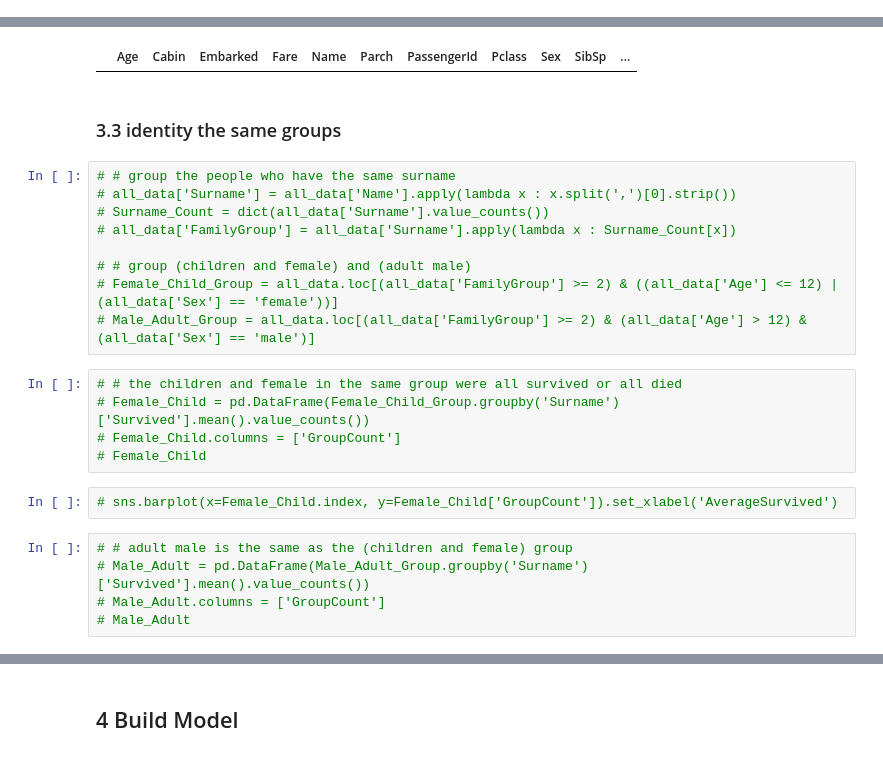
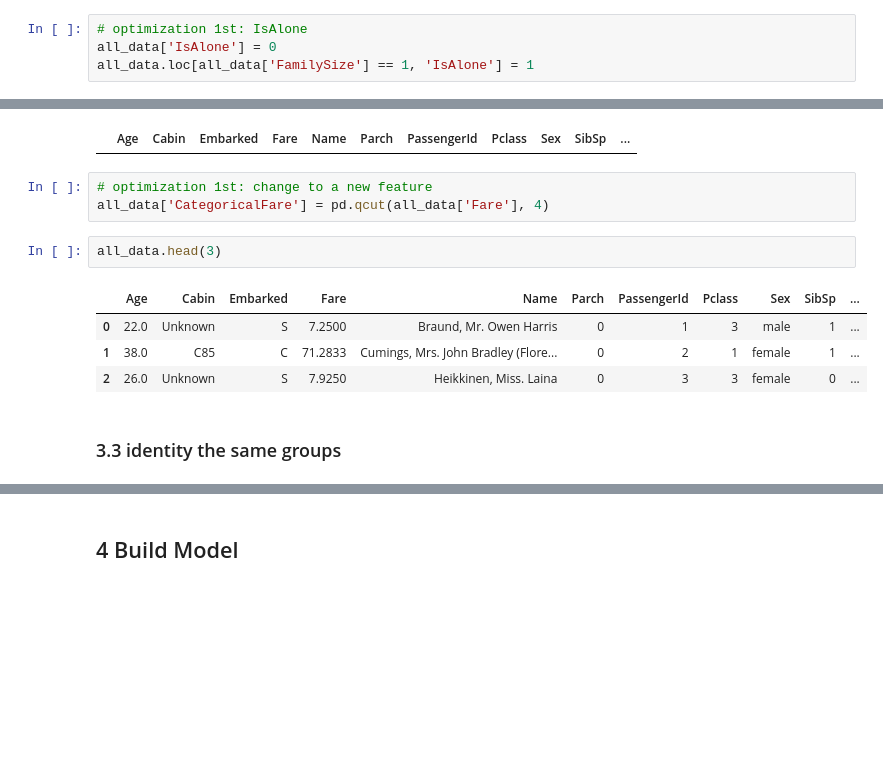
Before and after one commit to kyle-cloud/kaggle, a Jupyter notebook: projects/titanic/Titanic.ipynb, the cells around one changed output, grey strips where cells are left out. Drawn from its saved outputs; the diff is of its cells as text; blank space fills up the shorter version.

```diff
--- a/projects/titanic/Titanic.ipynb
+++ b/projects/titanic/Titanic.ipynb
@@ -152,6 +152,10 @@ sns.barplot(x = 'FamilySize', y = 'Survived', data = all_data)
 # %% [output]
 <matplotlib.axes._subplots.AxesSubplot at 0x...>
 [figure]
+# %%
+# optimization 1st: IsAlone
+all_data['IsAlone'] = 0
+all_data.loc[all_data['FamilySize'] == 1, 'IsAlone'] = 1
 # %% [markdown]
 ### 3.2 fill missing values
 # %%
@@ -224,26 +231,15 @@ all_data['Fare'] = all_data['Fare'].fillna(fare)
 all_data[all_data['Fare'].isnull()]
 # %% [output]
 |  | Age | Cabin | Embarked | Fare | Name | Parch | PassengerId | Pclass | Sex | SibSp | ... |
+# %%
+# optimization 1st: change to a new feature
+all_data['CategoricalFare'] = pd.qcut(all_data['Fare'], 4)
+# %%
+all_data.head(3)
+# %% [output]
+|  | Age | Cabin | Embarked | Fare | Name | Parch | PassengerId | Pclass | Sex | SibSp | ... |
+| 0 | 22.0 | Unknown | S | 7.2500 | Braund, Mr. Owen Harris | 0 | 1 | 3 | male | 1 | ... |
+| 1 | 38.0 | C85 | C | 71.2833 | Cumings, Mrs. John Bradley (Flore... | 0 | 2 | 1 | female | 1 | ... |
+| 2 | 26.0 | Unknown | S | 7.9250 | Heikkinen, Miss. Laina | 0 | 3 | 3 | female | 0 | ... |
 # %% [markdown]
 ### 3.3 identity the same groups
-# %%
-# # group the people who have the same surname
-# all_data['Surname'] = all_data['Name'].apply(lambda x : x.split(',')[0].strip())
-# Surname_Count = dict(all_data['Surname'].value_counts())
-# all_data['FamilyGroup'] = all_data['Surname'].apply(lambda x : Surname_Count[x])
-
-# # group (children and female) and (adult male)
-# Female_Child_Group = all_data.loc[(all_data['FamilyGroup'] >= 2) & ((all_data['Age'] <= 12) | (all_data['Sex'] == 'female'))]
-# Male_Adult_Group = all_data.loc[(all_data['FamilyGroup'] >= 2) & (all_data['Age'] > 12) & (all_data['Sex'] == 'male')]
-# %%
-# # the children and female in the same group were all survived or all died
-# Female_Child = pd.DataFrame(Female_Child_Group.groupby('Surname')['Survived'].mean().value_counts())
-# Female_Child.columns = ['GroupCount']
-# Female_Child
-# %%
-# sns.barplot(x=Female_Child.index, y=Female_Child['GroupCount']).set_xlabel('AverageSurvived')
-# %%
-# # adult male is the same as the (children and female) group
-# Male_Adult = pd.DataFrame(Male_Adult_Group.groupby('Surname')['Survived'].mean().value_counts())
-# Male_Adult.columns = ['GroupCount']
-# Male_Adult
```
Also changed, not shown: parts of 22 cells of this notebook, 2 other files.
